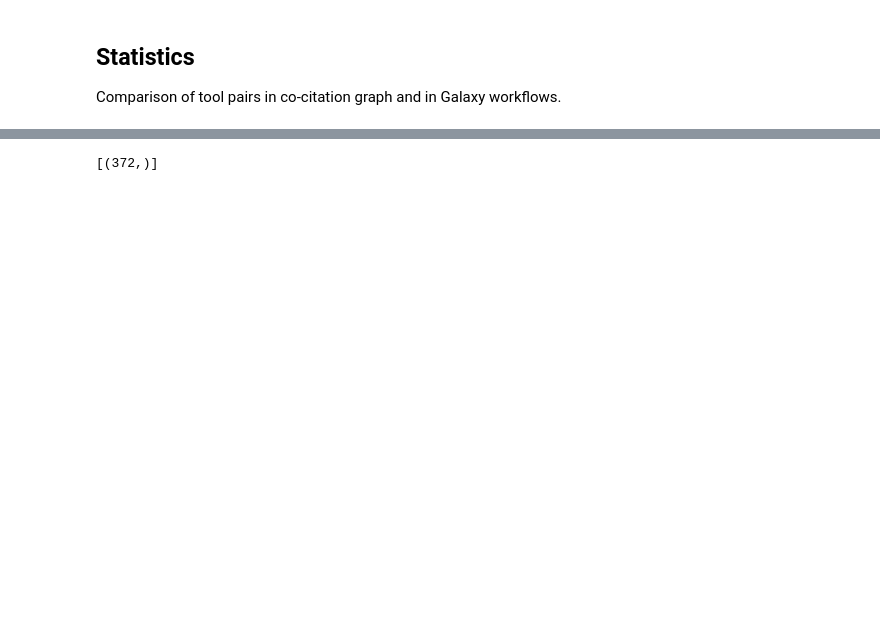
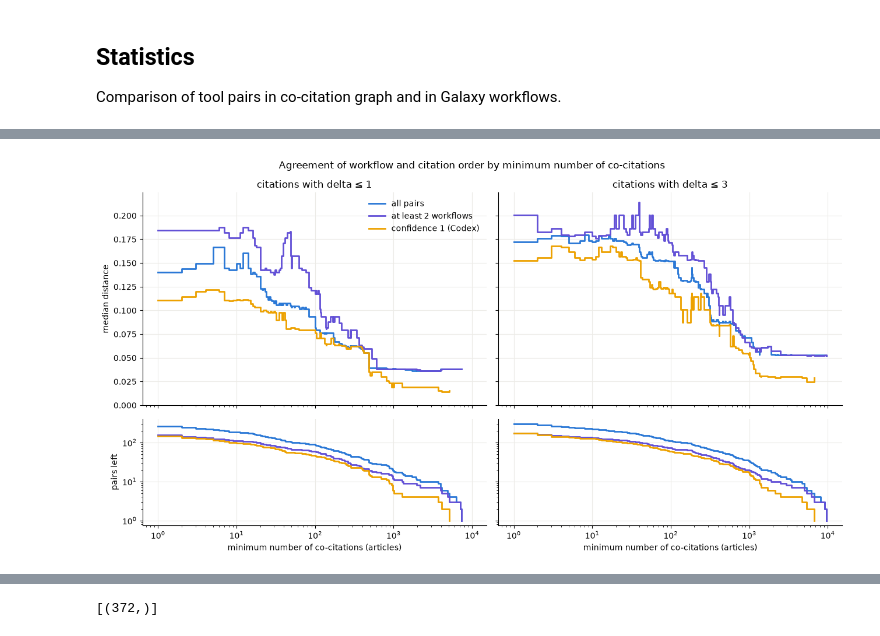
Before and after one commit to YojanaGadiya/BH2026-InSoLiTo, a Jupyter notebook: directed-graph/workflowhub/compare_citation_edges_galaxy.ipynb, the cells around one changed output, grey strips where cells are left out. Cells and saved outputs as stored; diff of their text form; code cells hidden in the pictures; blank space fills up the shorter version.

```diff
--- a/directed-graph/workflowhub/compare_citation_edges_galaxy.ipynb
+++ b/directed-graph/workflowhub/compare_citation_edges_galaxy.ipynb
@@ -182,0 +219,20 @@ plt.show()
+# %%
+# The numbers behind the two plots above: for each group and subset, the pairs with at least the minimum number of
+# co-citations, and their median distance. Each column includes all pairs with that many co-citations or more.
+SUMMARY_MIN = [1, 5, 10, 20, 40, 100]
+GROUPS = [("one direction (wf_dir = 1.0)", "wf_dir = 1"), ("both directions (wf_dir < 1.0)", "wf_dir < 1"),
+          ("all workflow pairs", "true")]
+
+print(f"{'':<34}{'':<24}" + "".join(f"{f'≥ {k}':>13}" for k in SUMMARY_MIN))
+for group_label, group in GROUPS:
+    for label, where, _ in SUBSETS:
+        cells = con.execute(f"""
+            SELECT k, count(p.distance), median(p.distance)
+            FROM unnest(?::INTEGER[]) t(k)
+            LEFT JOIN pairs p ON p.cit_fwd + p.cit_rev >= t.k AND {where} AND {group}
+            GROUP BY k ORDER BY k
+        """, [SUMMARY_MIN]).fetchall()
+        print(f"{group_label:<34}{label:<24}"
+              + "".join(f"{f'{n}, {m:.2f}' if n else '0':>13}" for _, n, m in cells))
+    print()
+print("each cell: pairs, median distance")
@@ -182,0 +254,59 @@ plt.show()
+# %%
+# The plot above, side by side for citation edges made with different maximum delta (citation-order step 5, --max-delta).
+# Each file gets its own pairs table in pairs_by_file. The pairs table above is not changed.
+import matplotlib.pyplot as plt
+
+CIT_FILES = {"delta ≤ 1": "../edges-processed/directed_edges_delta1.csv",
+             "delta ≤ 3": "../edges-processed/directed_edges_delta3.csv"}
+             # "all citations": "../edges-processed/directed_edges.csv"
+
+con.execute("CREATE OR REPLACE TABLE pairs_by_file (file VARCHAR, wf_fwd BIGINT, wf_rev BIGINT, confidence INTEGER, n_articles BIGINT, distance DOUBLE)")
+for name, path in CIT_FILES.items():
+    # Same pairing as the setup cell: each workflow pair in its main direction, with its citations both ways.
+    con.execute(f"""
+        INSERT INTO pairs_by_file
+        WITH cit_file AS (SELECT source, target, n_articles FROM '{path}'),
+        counts AS (
+            SELECT f.n_workflows AS wf_fwd, coalesce(r.n_workflows, 0) AS wf_rev,
+                   greatest(f.confidence, coalesce(r.confidence, f.confidence)) AS confidence,
+                   coalesce(cf.n_articles, 0) AS cit_fwd, coalesce(cr.n_articles, 0) AS cit_rev
+            FROM wf f
+            LEFT JOIN wf r ON r.source = f.target AND r.target = f.source
+            LEFT JOIN cit_file cf ON cf.source = f.source AND cf.target = f.target
+            LEFT JOIN cit_file cr ON cr.source = f.target AND cr.target = f.source
+            WHERE f.n_workflows > coalesce(r.n_workflows, 0)
+               OR (f.n_workflows = r.n_workflows AND f.source < f.target)
+        )
+        SELECT ?, wf_fwd, wf_rev, confidence, cit_fwd + cit_rev,
+               abs(wf_fwd / (wf_fwd + wf_rev) - cit_fwd / nullif(cit_fwd + cit_rev, 0))
+        FROM counts
+    """, [name])
+
+fig, axes = plt.subplots(2, len(CIT_FILES), figsize=(6.5 * len(CIT_FILES), 7), sharex=True, sharey="row",
+                         height_ratios=[2, 1], squeeze=False)
+for col, name in enumerate(CIT_FILES):
+    ax_median, ax_pairs = axes[:, col]
+    for label, where, colour in SUBSETS:
+        rows = con.execute(f"""
+            WITH p AS (SELECT n_articles, distance FROM pairs_by_file WHERE file = ? AND n_articles >= 1 AND {where})
+            SELECT t.n_articles AS min_articles, median(p.distance), count(*)
+            FROM (SELECT DISTINCT n_articles FROM p) t JOIN p ON p.n_articles >= t.n_articles
+            GROUP BY t.n_articles ORDER BY t.n_articles
+        """, [name]).fetchall()
+        x, median_distance, n_pairs = zip(*rows)
+        ax_median.step(x, median_distance, where="post", color=colour, linewidth=2, label=label)
+        ax_pairs.step(x, n_pairs, where="post", color=colour, linewidth=2)
+    ax_median.set_title(f"citations with {name}")
+    ax_pairs.set(xscale="log", yscale="log", xlabel="minimum number of co-citations (articles)")
+axes[0, 0].set(ylabel="median distance", ylim=(0, None))  # after all panels, so the shared top fits every curve
+axes[1, 0].set_ylabel("pairs left")
+axes[0, 0].legend(frameon=False)
+for ax in axes.flat:
+    ax.spines[["top", "right"]].set_visible(False)
+    ax.grid(color="#ecebe7", linewidth=0.8)
+    ax.set_axisbelow(True)
+fig.suptitle("Agreement of workflow and citation order by minimum number of co-citations")
+plt.tight_layout()
+plt.show()
+# %% [output]
+[figure, added]
```
Also changed, not shown: parts of 17 cells of this notebook, 1 other file.
